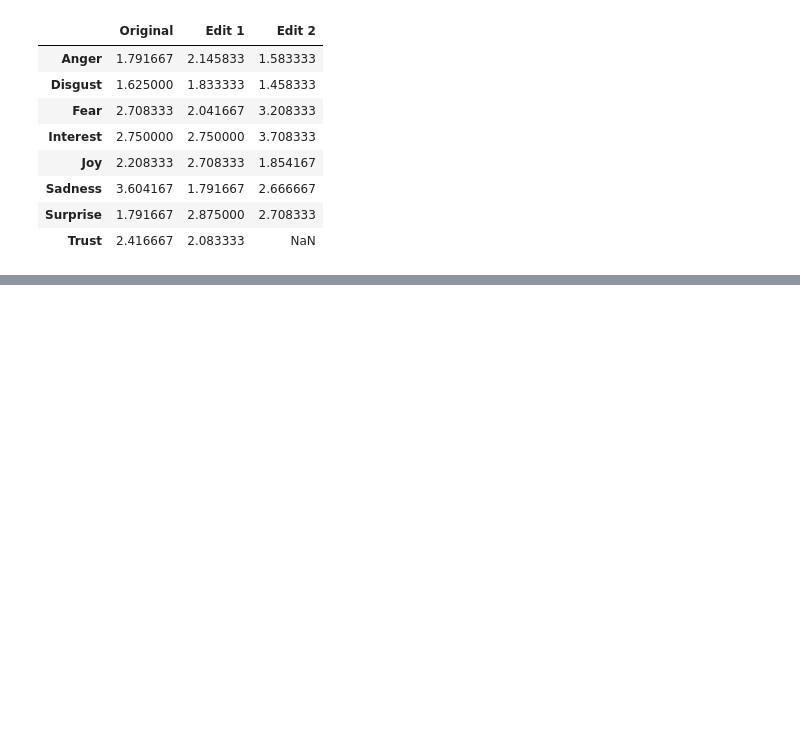
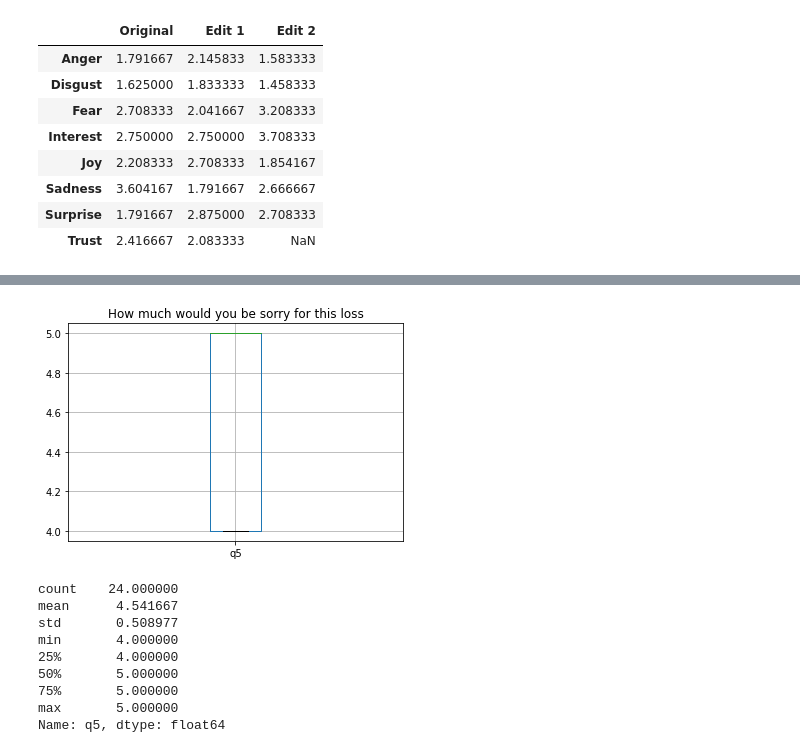
Before and after one commit to ManueleVeggi/mytisse, a Jupyter notebook: testing_sessions/230608_unibo/exploratory_analysis.ipynb, the cells around one changed output, grey strips where cells are left out. Cells and saved outputs as stored; diff of their text form; code cells hidden in the pictures; blank space fills up the shorter version.

```diff
--- a/testing_sessions/230608_unibo/exploratory_analysis.ipynb
+++ b/testing_sessions/230608_unibo/exploratory_analysis.ipynb
@@ -345,0 +381,17 @@ pd.DataFrame({'Original': emotion_data("q4"), 'Edit 1': emotion_data("q10"), 'Ed
+# %%
+mytisse_data.boxplot(column='q5')
+plt.title('How much would you be sorry for this loss')
+plt.show()
+
+print(mytisse_data['q5'].describe())
+# %% [output]
+[figure, added]
+count    24.000000
+mean      4.541667
+std       0.508977
+min       4.000000
+25%       4.000000
+50%       5.000000
+75%       5.000000
+max       5.000000
+Name: q5, dtype: float64
```
Also changed, not shown: parts of 14 cells of this notebook.
